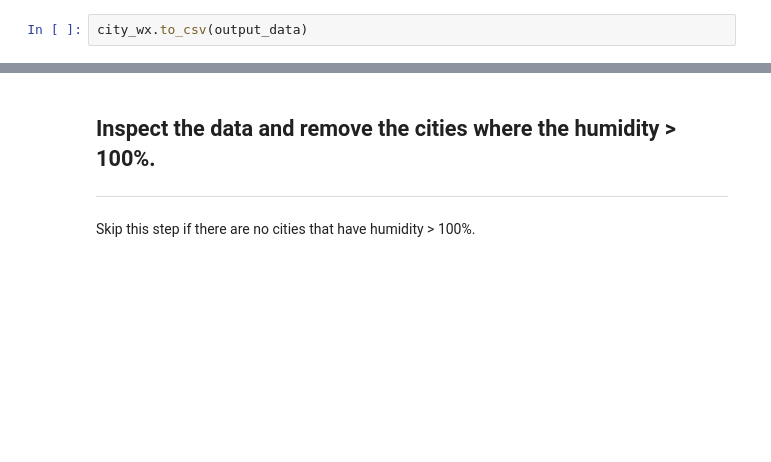
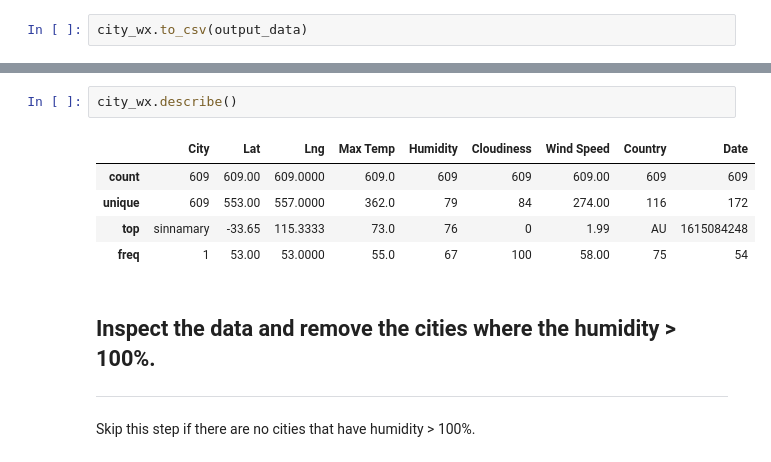
Before and after one commit to ccgrace/python-api-challenge, a Jupyter notebook: WeatherPy/WeatherPy.ipynb, the cells around one changed output, grey strips where cells are left out. Drawn from its saved outputs; the diff is of its cells as text; blank space fills up the shorter version.

```diff
--- a/WeatherPy/WeatherPy.ipynb
+++ b/WeatherPy/WeatherPy.ipynb
@@ -165,3 +146,11 @@ city_wx.to_csv(output_data)
+# %%
+city_wx.describe()
+# %% [output]
+|  | City | Lat | Lng | Max Temp | Humidity | Cloudiness | Wind Speed | Country | Date |
+| count | 609 | 609.00 | 609.0000 | 609.0 | 609 | 609 | 609.00 | 609 | 609 |
+| unique | 609 | 553.00 | 557.0000 | 362.0 | 79 | 84 | 274.00 | 116 | 172 |
+| top | sinnamary | -33.65 | 115.3333 | 73.0 | 76 | 0 | 1.99 | AU | 1615084248 |
+| freq | 1 | 53.00 | 53.0000 | 55.0 | 67 | 100 | 58.00 | 75 | 54 |
 # %% [markdown]
 ## Inspect the data and remove the cities where the humidity > 100%.
 ----
```
Also changed, not shown: parts of 5 cells of this notebook.
